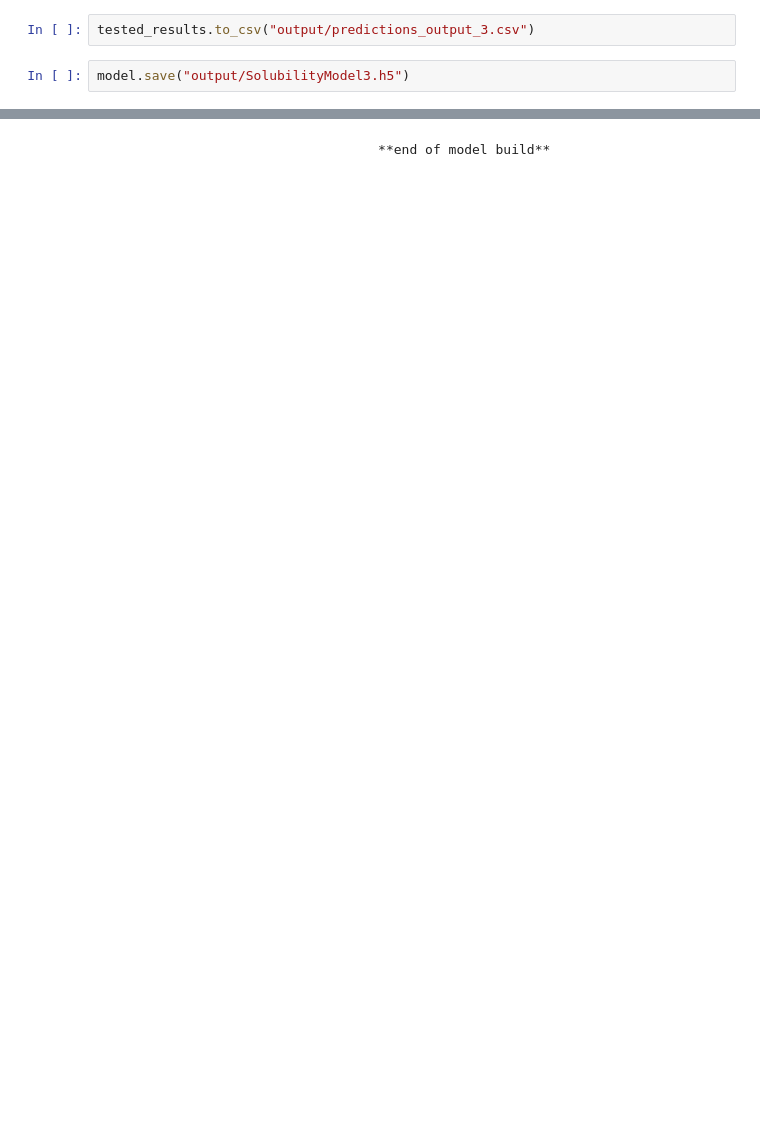
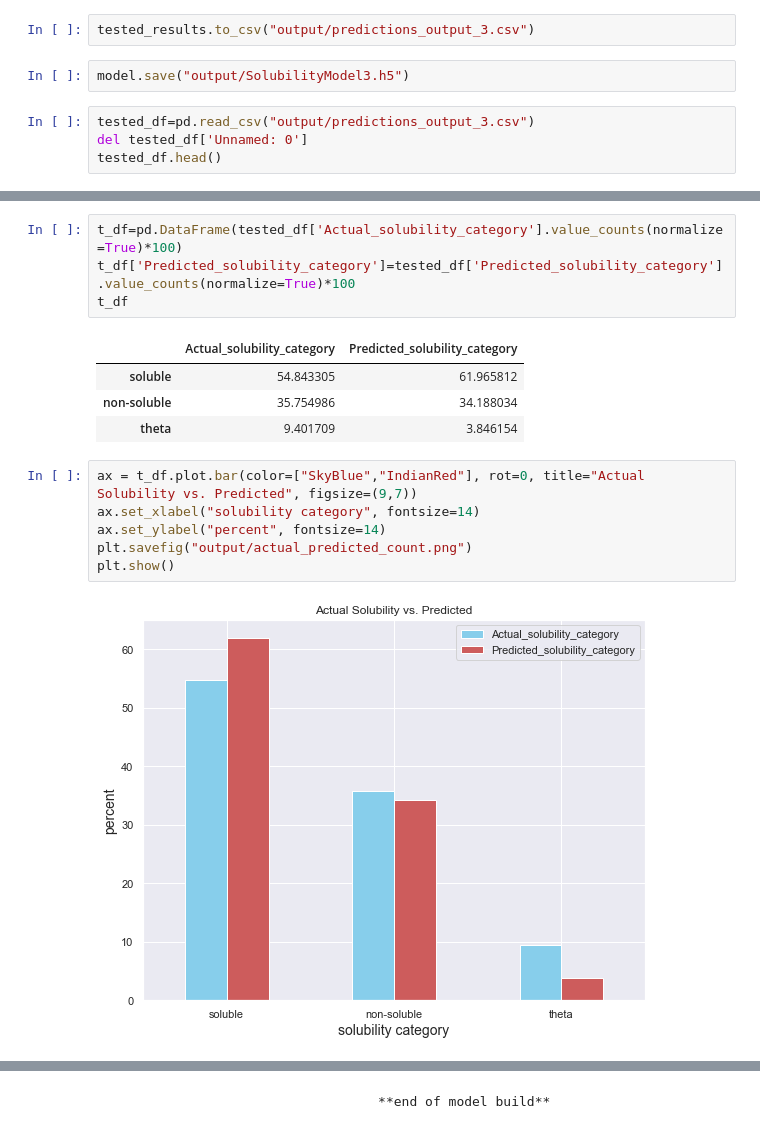
Before and after one commit to InnaG33/dissolve_me, a Jupyter notebook: solubility_model.ipynb, the cells around one changed output, grey strips where cells are left out. Drawn from its saved outputs; the diff is of its cells as text; blank space fills up the shorter version.

Commit message:
adding v1 results count plot

```diff
--- a/solubility_model.ipynb
+++ b/solubility_model.ipynb
@@ -1041,3 +1041,7 @@ tested_results.tail()
 tested_results.to_csv("output/predictions_output_3.csv")
 # %%
 model.save("output/SolubilityModel3.h5")
+# %%
+tested_df=pd.read_csv("output/predictions_output_3.csv")
+del tested_df['Unnamed: 0']
+tested_df.head()
@@ -1043,0 +1055,17 @@ model.save("output/SolubilityModel3.h5")
+# %%
+t_df=pd.DataFrame(tested_df['Actual_solubility_category'].value_counts(normalize=True)*100)
+t_df['Predicted_solubility_category']=tested_df['Predicted_solubility_category'].value_counts(normalize=True)*100
+t_df
+# %% [output]
+|  | Actual_solubility_category | Predicted_solubility_category |
+| soluble | 54.843305 | 61.965812 |
+| non-soluble | 35.754986 | 34.188034 |
+| theta | 9.401709 | 3.846154 |
+# %%
+ax = t_df.plot.bar(color=["SkyBlue","IndianRed"], rot=0, title="Actual Solubility vs. Predicted", figsize=(9,7))
+ax.set_xlabel("solubility category", fontsize=14)
+ax.set_ylabel("percent", fontsize=14)
+plt.savefig("output/actual_predicted_count.png")
+plt.show()
+# %% [output]
+[figure, added]
```
Also changed, not shown: parts of 2 cells of this notebook, 3 other files.
